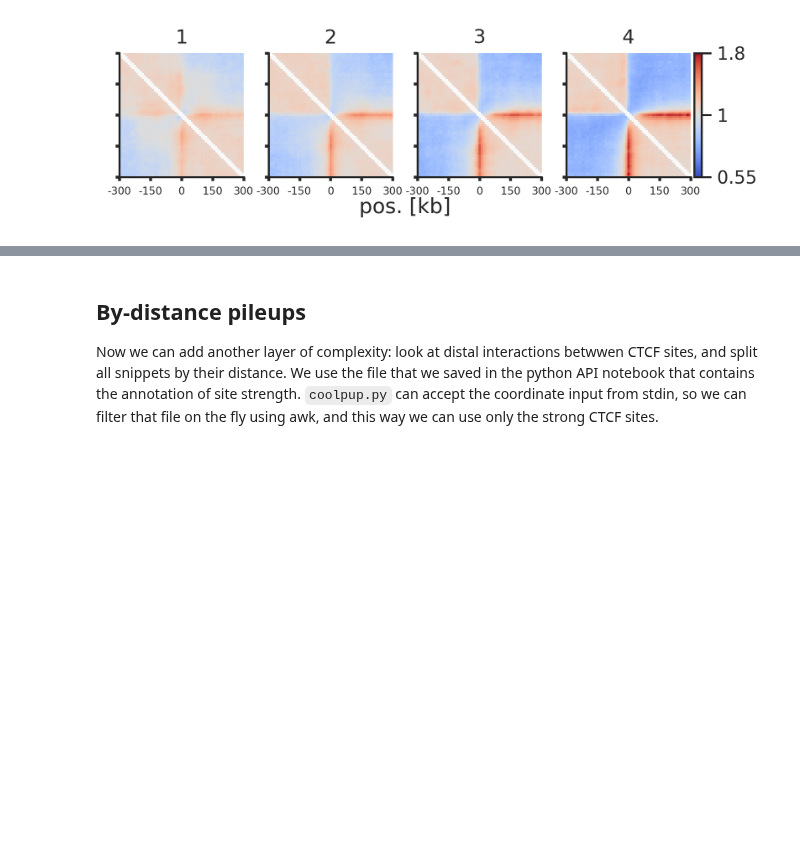
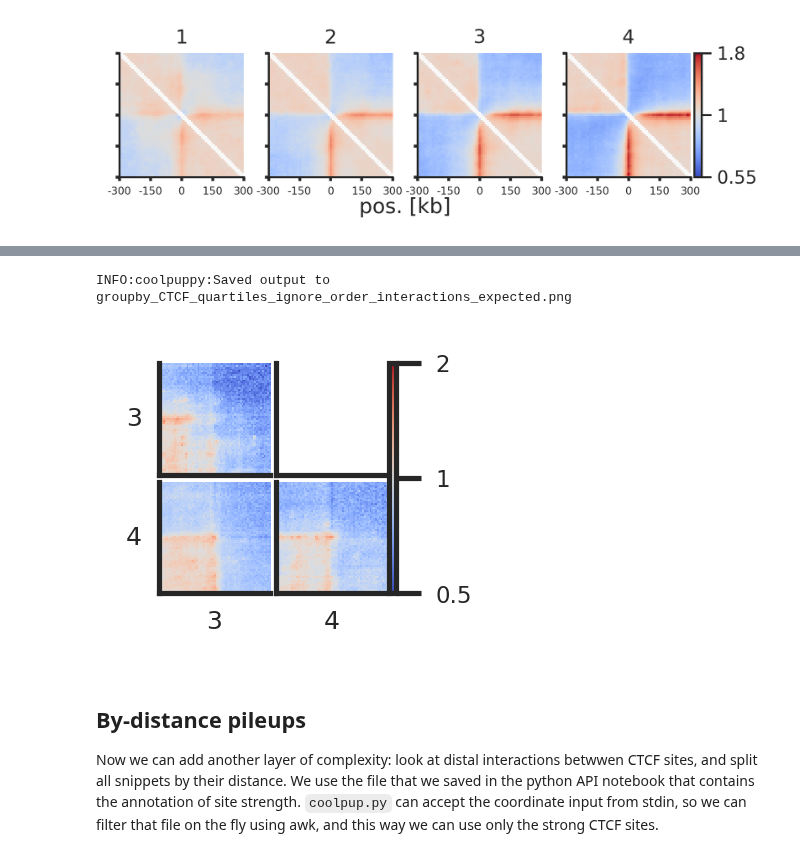
Before and after one commit to open2c/coolpuppy, a Jupyter notebook: docs/source/Examples/Walkthrough_CLI.ipynb, the cells around one changed output, grey strips where cells are left out. Drawn from its saved outputs; the diff is of its cells as text; code cells hidden in the pictures; blank space fills up the shorter version.

```diff
--- a/docs/source/Examples/Walkthrough_CLI.ipynb
+++ b/docs/source/Examples/Walkthrough_CLI.ipynb
@@ -189,3 +237,14 @@ INFO:coolpuppy:Saved output to groupby_score_CTCF_pileup_expected.png
+# %%
+!plotpup.py --height 0.5 --font_scale 0.5 --vmax 2 \
+    --no_score --cols quartile_score1 --rows quartile_score2 \
+    --col_order '3 4' --row_order '3 4' \
+    --input_pups groupby_CTCF_quartiles_ignore_order_interactions_expected.clpy \
+    --output groupby_CTCF_quartiles_ignore_order_interactions_expected.png
+
+Image('groupby_CTCF_quartiles_ignore_order_interactions_expected.png')
+# %% [output]
+INFO:coolpuppy:Saved output to groupby_CTCF_quartiles_ignore_order_interactions_expected.png
+[figure, added]
 # %% [markdown]
 ## By-distance pileups
 Now we can add another layer of complexity: look at distal interactions betwwen CTCF sites, and split all snippets by their distance.
```
Also changed, not shown: parts of 26 cells of this notebook, 3 other files.
